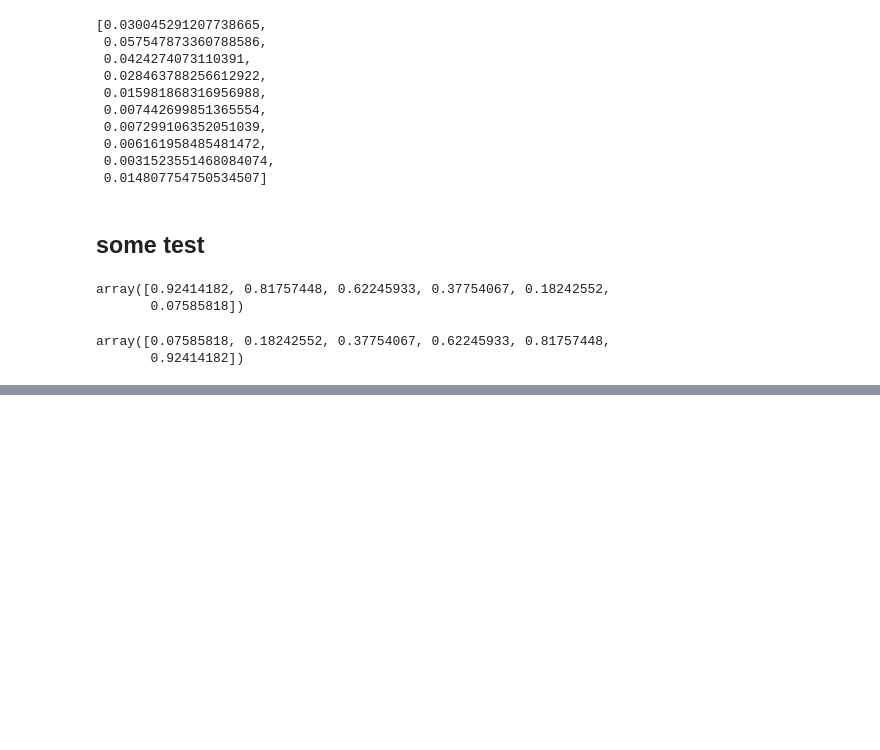
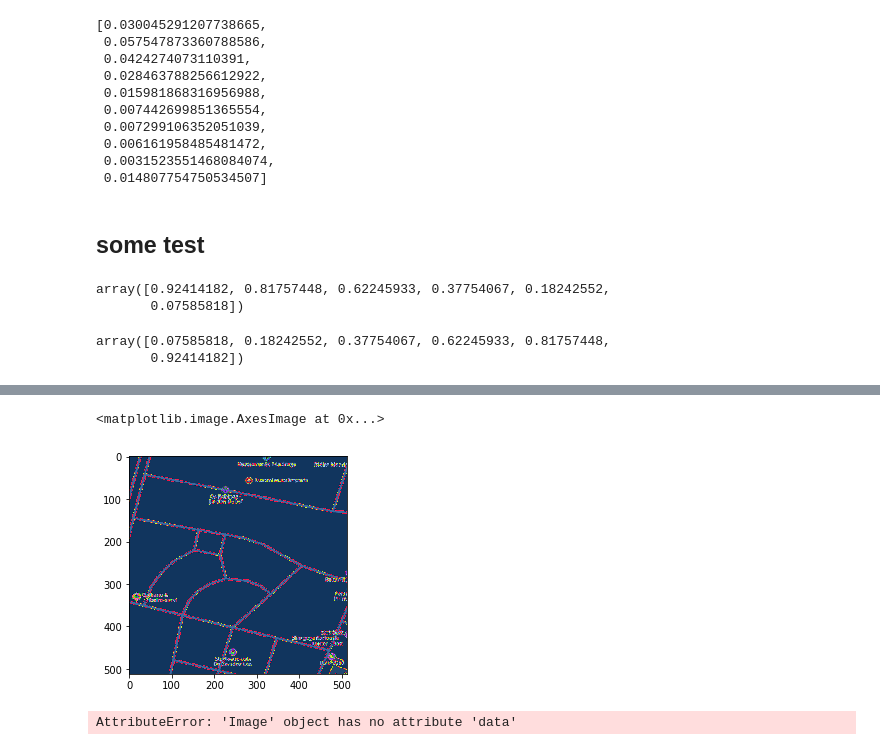
Before and after one commit to JerryLu-CN/waysguider, a Jupyter notebook: data_clear.ipynb, the cells around one changed output, grey strips where cells are left out. Cells and saved outputs as stored; diff of their text form; code cells hidden in the pictures; blank space fills up the shorter version.

```diff
--- a/data_clear.ipynb
+++ b/data_clear.ipynb
@@ -221,0 +283,11 @@ array([0.07585818, 0.18242552, 0.37754067, 0.62245933, 0.81757448,
+# %%
+trans = transforms.ToPILImage()
+im = trans(imgs.squeeze())
+plt.imshow(im)
+# %% [output]
+<matplotlib.image.AxesImage at 0x...>
+[figure, added]
+# %%
+im.data
+# %% [output]
+AttributeError: 'Image' object has no attribute 'data'
```
Also changed, not shown: parts of 17 cells of this notebook, 3 other files.
